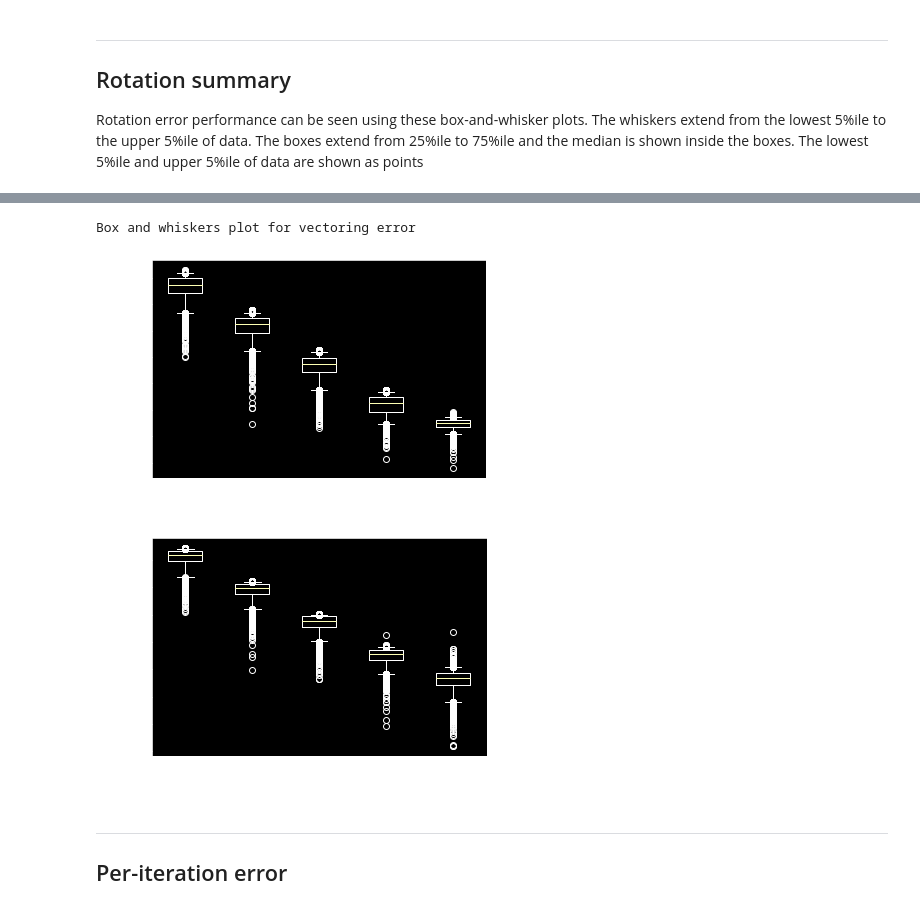
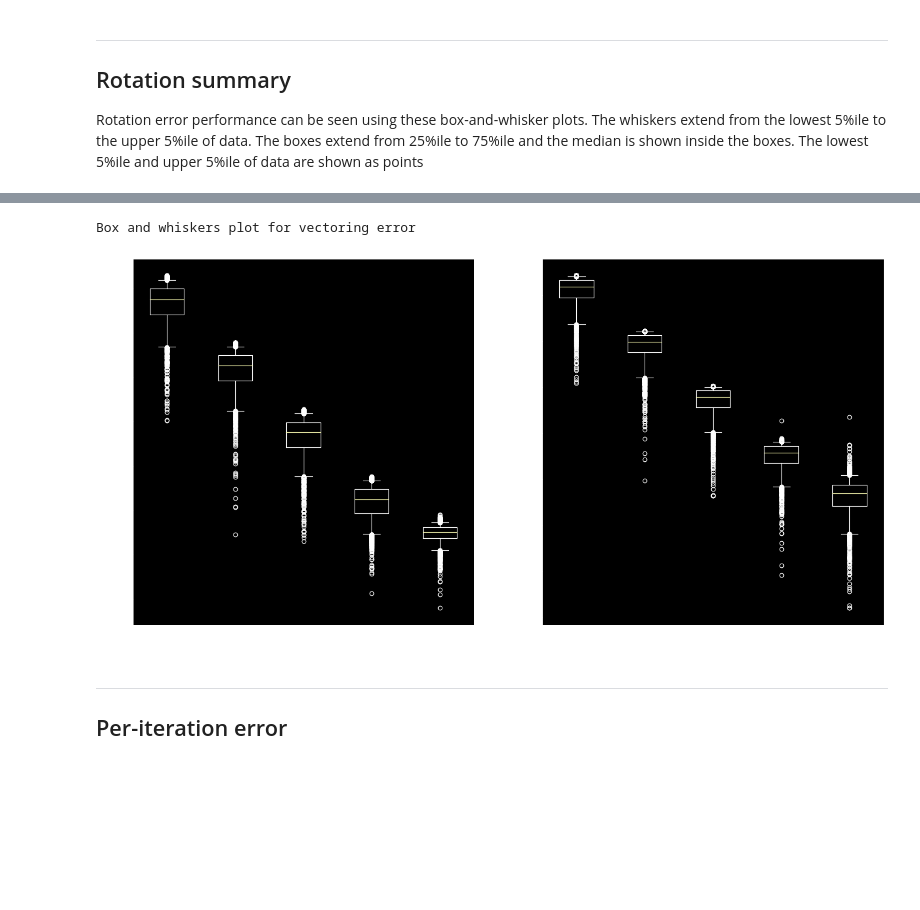
Before and after one commit to Ashwin-Rajesh/Cordic_accelerator, a Jupyter notebook: docs/cordic_circular.ipynb, the cells around one changed output, grey strips where cells are left out. Drawn from its saved outputs; the diff is of its cells as text; code cells hidden in the pictures; blank space fills up the shorter version.

```diff
--- a/docs/cordic_circular.ipynb
+++ b/docs/cordic_circular.ipynb
@@ -132,30 +130,31 @@ Box and whiskers plot for rotation error
 # %%
 mag_err = []
 ang_err = []
 iter_ls = []
 
 for i in (10, 15, 20, 25, 30):
     f1 = log_file("data/circ_vect/%d_nny_x2500.txt"%(i))
     f1.parse()
     mag_err.append(np.log10(np.linalg.norm(f1.err_good[:, 0:2], axis=1)) * 20)
     ang_err.append(20 * np.log10(np.maximum(1e-10, np.abs(f1.err_good[:, 2])) / 180))
     iter_ls.append(i)
 
 print("Box and whiskers plot for vectoring error")
 
+plt.figure(figsize=(20, 10), dpi=80)
+plt.subplot(121)
 plt.boxplot(mag_err, labels=iter_ls, whis=[5, 95])
 plt.xlabel("Number of iterations")
 plt.ylabel("Magnitude error (dB)")
-plt.show()
 
+plt.subplot(122)
 plt.boxplot(ang_err, labels=iter_ls, whis=[5, 95])
 plt.xlabel("Number of iterations")
 plt.ylabel("Angle residual (dB)")
 plt.show()
 # %% [output]
 Box and whiskers plot for vectoring error
-[figure, old version]
+[figure, new version]
-[figure, removed]
 # %% [markdown]
 ---
 
```
Also changed, not shown: parts of 7 cells of this notebook, 18 other files.
